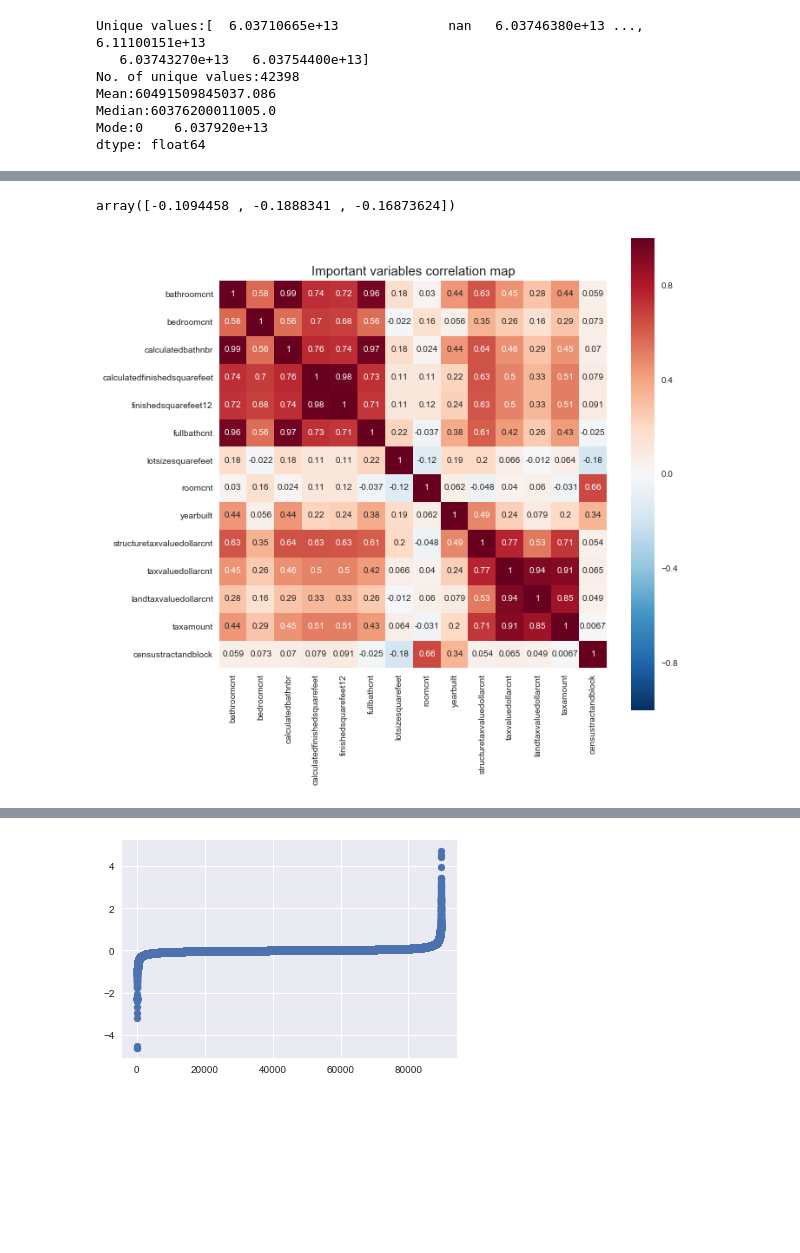
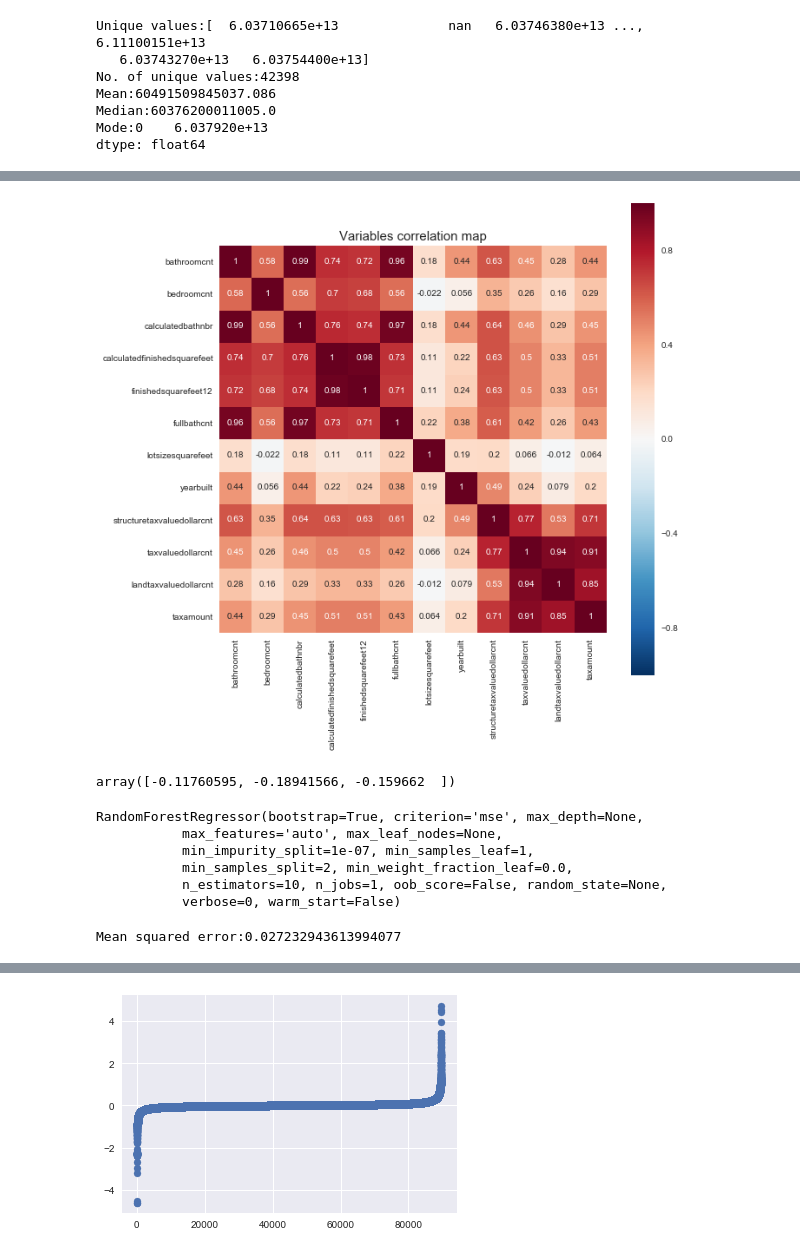
Before and after one commit to gurkpet/Supervised-Learning-Capstone, a Jupyter notebook: Zillow+Project.ipynb, the cells around one changed output, grey strips where cells are left out. Drawn from its saved outputs; the diff is of its cells as text; code cells hidden in the pictures; blank space fills up the shorter version.

```diff
--- a/Zillow+Project.ipynb
+++ b/Zillow+Project.ipynb
@@ -432,10 +493,34 @@ dtype: float64
 # %%
 #All clear.  Now that weve eliminated nan values from our data lets see what we can learn.
+# %%
+listofvariablesnottoplot = ['fips', #catigorical
+                            'parcelid', #catigorical
+                            'transactiondate',
+                            'logerror', #target
+                            'propertycountylandusecode', #catigorical
+                            'regionidcity',
+                            'regionidcounty',
+                            'regionidzip',
+                            'longitude',
+                            'latitude',
+                            'rawcensustractandblock',
+                            'propertylandusetypeid',
+                            'assessmentyear',
+                            'censustractandblock',
+                            'transactiondate'] #catigorical
+corrmat = train_df.drop(listofvariablesnottoplot, axis = 1).corr(method='spearman')
+# Draw the heatmap using seaborn
+plt.subplots(figsize=(10, 10))
+sns.heatmap(corrmat, vmax=1., square=True, annot = True)
+plt.title("Variables correlation map", fontsize=15)
+plt.show()
+# %% [output]
+[figure, added]
 # %%
 #Lets do a qucik random forests check to see how we do with the data as it is.
 from sklearn import ensemble
 from sklearn.model_selection import cross_val_score
 rfr = ensemble.RandomForestRegressor()
-cross_val_score(rfr, train_df.drop(['logerror', 'propertycountylandusecode','transactiondate'], axis = 1), train_df['logerror'], n_jobs = -1)
+cross_val_score(rfr, train_df.drop(listofvariablesnottoplot, axis = 1), train_df['logerror'], n_jobs = -1)
 # %% [output]
-array([-0.1094458 , -0.1888341 , -0.16873624])
+array([-0.11760595, -0.18941566, -0.159662  ])
@@ -444,25 +527,19 @@ array([-0.1094458 , -0.1888341 , -0.16873624])
-# %%
-listofvariablesnottoplot = ['fips', #catigorical
-                            'parcelid', #catigorical
-                            'logerror', #target
-                            'propertycountylandusecode', #catigorical
-                            'regionidcity',
-                            'regionidcounty',
-                            'regionidzip',
-                            'longitude',
-                            'latitude',
-                            'rawcensustractandblock',
-                            'propertylandusetypeid',
-                            'assessmentyear',
-                            'transactiondate'] #catigorical
-corrmat = train_df.drop(listofvariablesnottoplot, axis = 1).corr(method='spearman')
-# Draw the heatmap using seaborn
-plt.subplots(figsize=(10, 10))
-sns.heatmap(corrmat, vmax=1., square=True, annot = True)
-plt.title("Important variables correlation map", fontsize=15)
-plt.show()
-# %% [output]
-[figure, removed]
+# %%
+X_train, X_test, Y_train, Y_test = train_test_split(train_df.drop(listofvariablesnottoplot, axis=1), train_df['logerror'],  test_size = 0.4)
+rfr.fit(X_train, Y_train)
+# %% [output]
+RandomForestRegressor(bootstrap=True, criterion='mse', max_depth=None,
+           max_features='auto', max_leaf_nodes=None,
+           min_impurity_split=1e-07, min_samples_leaf=1,
+           min_samples_split=2, min_weight_fraction_leaf=0.0,
+           n_estimators=10, n_jobs=1, oob_score=False, random_state=None,
+           verbose=0, warm_start=False)
+# %%
+Y_ = rfr.predict(X_test)
+mse = mean_squared_error(Y_test, Y_)
+print('Mean squared error:{}'.format(mse))
+# %% [output]
+Mean squared error:0.027232943613994077
 # %%
 #Seems there is alot of correlation between variables that describe whats in a house such as size and bathroom count.
 #Theres also a strong correlation between the various taxes, which makes sense since they are based on one another.
```
Also changed, not shown: parts of 64 cells of this notebook, 1 other file.
